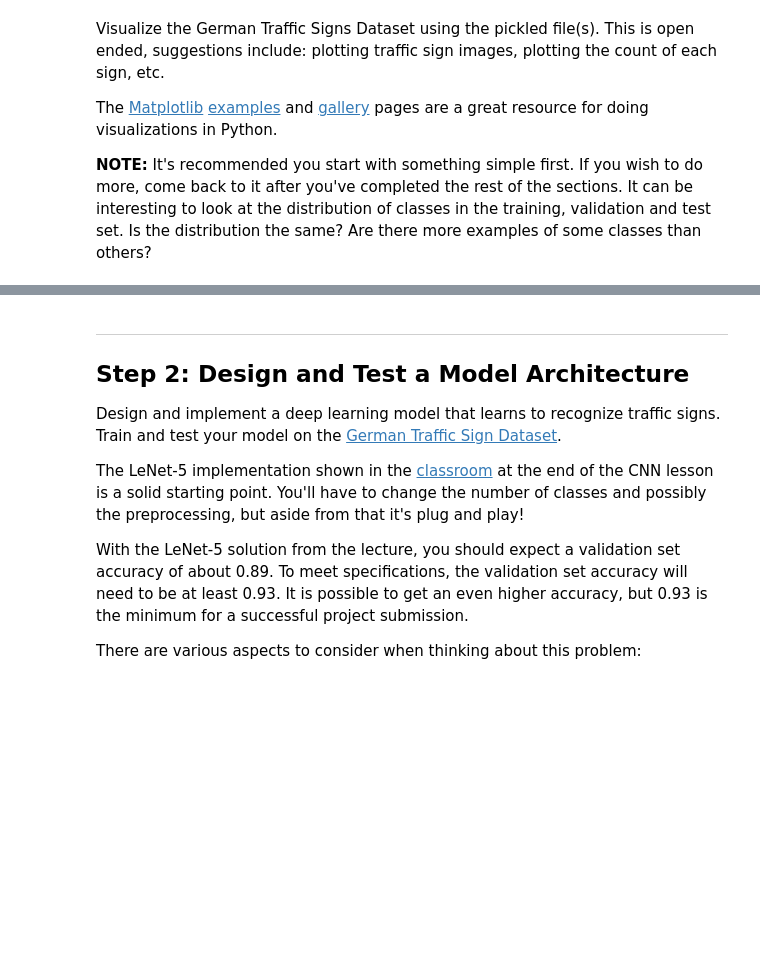
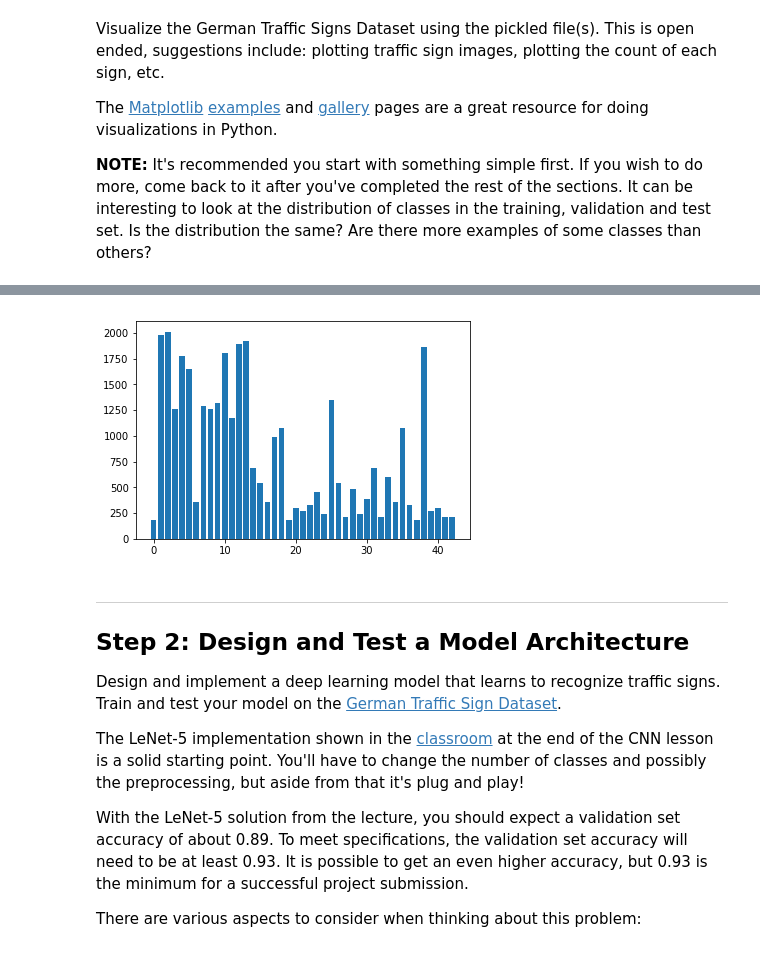
Before and after one commit to settinghead/CarND-Traffic-Sign-Classifier-P2, a Jupyter notebook: Traffic_Sign_Classifier.ipynb, the cells around one changed output, grey strips where cells are left out. Drawn from its saved outputs; the diff is of its cells as text; code cells hidden in the pictures; blank space fills up the shorter version.

```diff
--- a/Traffic_Sign_Classifier.ipynb
+++ b/Traffic_Sign_Classifier.ipynb
@@ -111,3 +113,23 @@ for i in range(len(chosen)):
+# %%
+import matplotlib.pyplot as plt
+import numpy as np
+import pandas as pd
+# Visualizations will be shown in the notebook.
+%matplotlib inline
+
+categories = np.arange(n_classes)
+counts = np.zeros(n_classes)
+
+for y in y_train:
+    counts[y] += 1
+
+x = np.arange(4)
+
+fig, ax = plt.subplots()
+plt.bar(categories, counts)
+plt.show()
+# %% [output]
+[figure, added]
 # %% [markdown]
 ----
 
```
Also changed, not shown: parts of 2 cells of this notebook, 3 other files.
